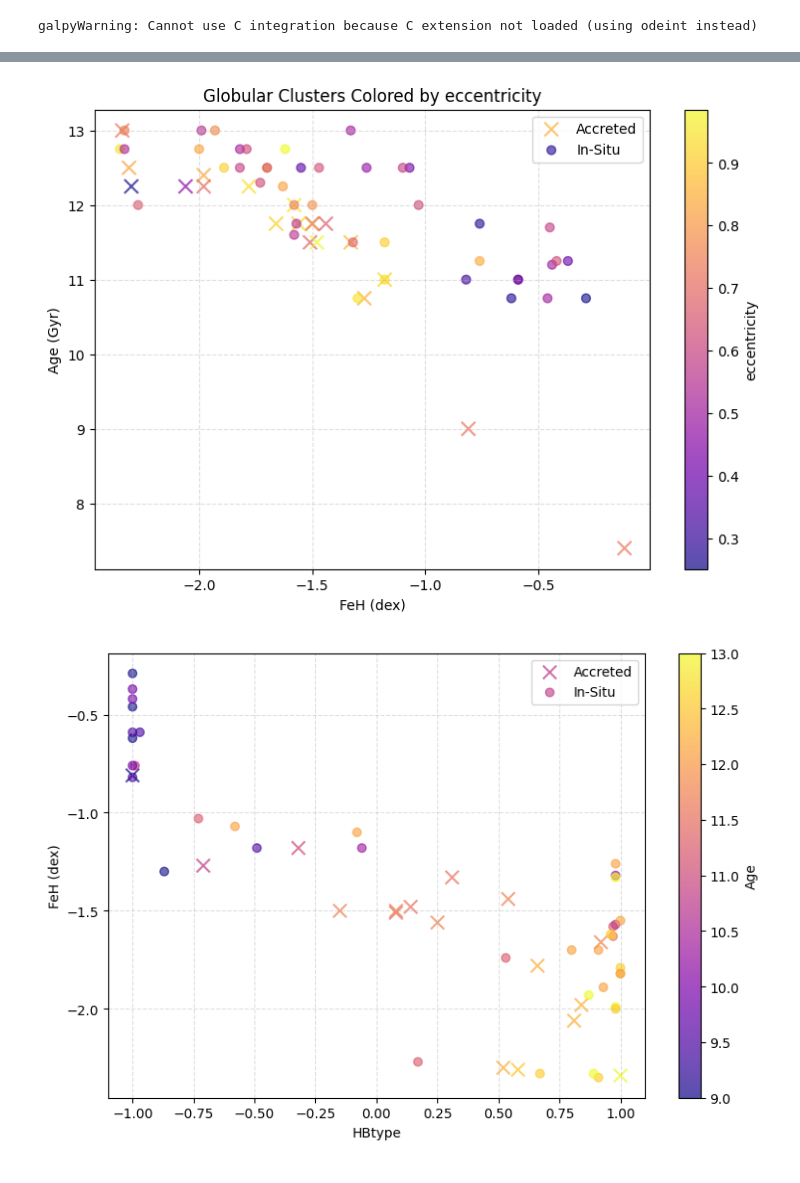
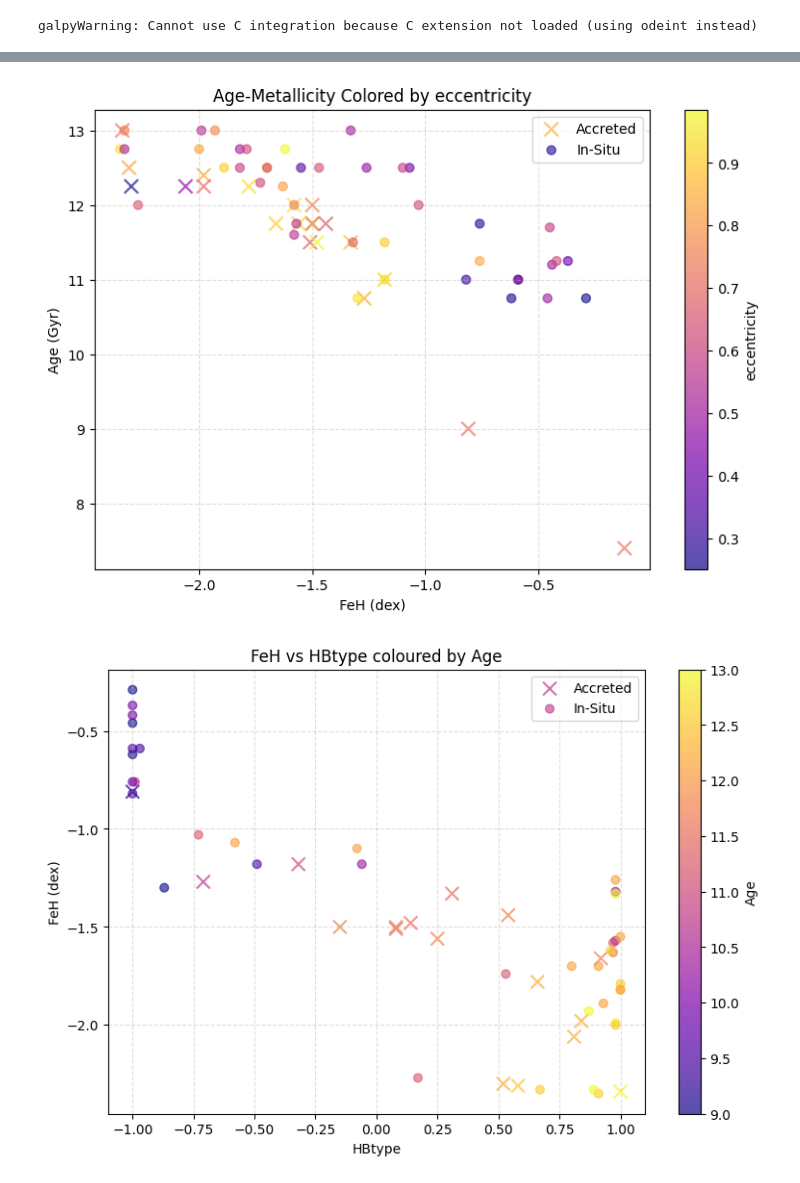
Before and after one commit to vishnusivamogga/PHYS3116_shrek, a Jupyter notebook: age_metallicity.ipynb, the cells around one changed output, grey strips where cells are left out. Drawn from its saved outputs; the diff is of its cells as text; code cells hidden in the pictures.

```diff
--- a/age_metallicity.ipynb
+++ b/age_metallicity.ipynb
@@ -291,6 +247,6 @@ cbar.set_label('zmax Distance (kpc)')
 # %%
 
-
+#plot Age vs FeH colored by eccentricity
 fig, ax = plt.subplots(figsize=(9,6))
 #fig, (ax1, ax2) = plt.subplots(1, 2, figsize=(14, 6), sharey=True)
 
@@ -302,32 +258,32 @@ sc2 = ax.scatter(InSitu['FeH'], InSitu['Age'],c=InSitu['ecc'], cmap='plasma',s=4
 ax.legend()
 ax.set_xlabel('FeH (dex)')
 ax.set_ylabel('Age (Gyr)')
-ax.set_title('Globular Clusters Colored by eccentricity')
+ax.set_title('Age-Metallicity Colored by eccentricity')
 ax.grid(True, ls='--', alpha=0.4)
 
 # Add colorbar
 cbar = plt.colorbar(sc, ax=ax)
 cbar.set_label('eccentricity')
 # %% [output]
-[figure, old version]
+[figure, new version]
 # %%
-
+#plot HBtype
 fig, ax = plt.subplots(figsize=(9,6))
 #fig, (ax1, ax2) = plt.subplots(1, 2, figsize=(14, 6), sharey=True)
 
 sc = ax.scatter( Accreted['HBtype'],Accreted['FeH'], c=Accreted['Age'], cmap='plasma',marker='x',  s=100,  alpha=0.7,label='Accreted')
 sc2 = ax.scatter(InSitu['HBtype'], InSitu['FeH'],c=InSitu['Age'], cmap='plasma',s=40,alpha=0.6,marker='o',label='In-Situ')
 
 
 # Axis labels
 ax.legend()
 ax.set_xlabel('HBtype')
 ax.set_ylabel('FeH (dex)')
-ax.set_title('')
+ax.set_title('FeH vs HBtype coloured by Age')
 ax.grid(True, ls='--', alpha=0.4)
 
 # Add colorbar
 cbar = plt.colorbar(sc, ax=ax)
 cbar.set_label('Age')
 # %% [output]
-[figure, old version]
+[figure, new version]
```
Also changed, not shown: parts of 11 cells of this notebook.
